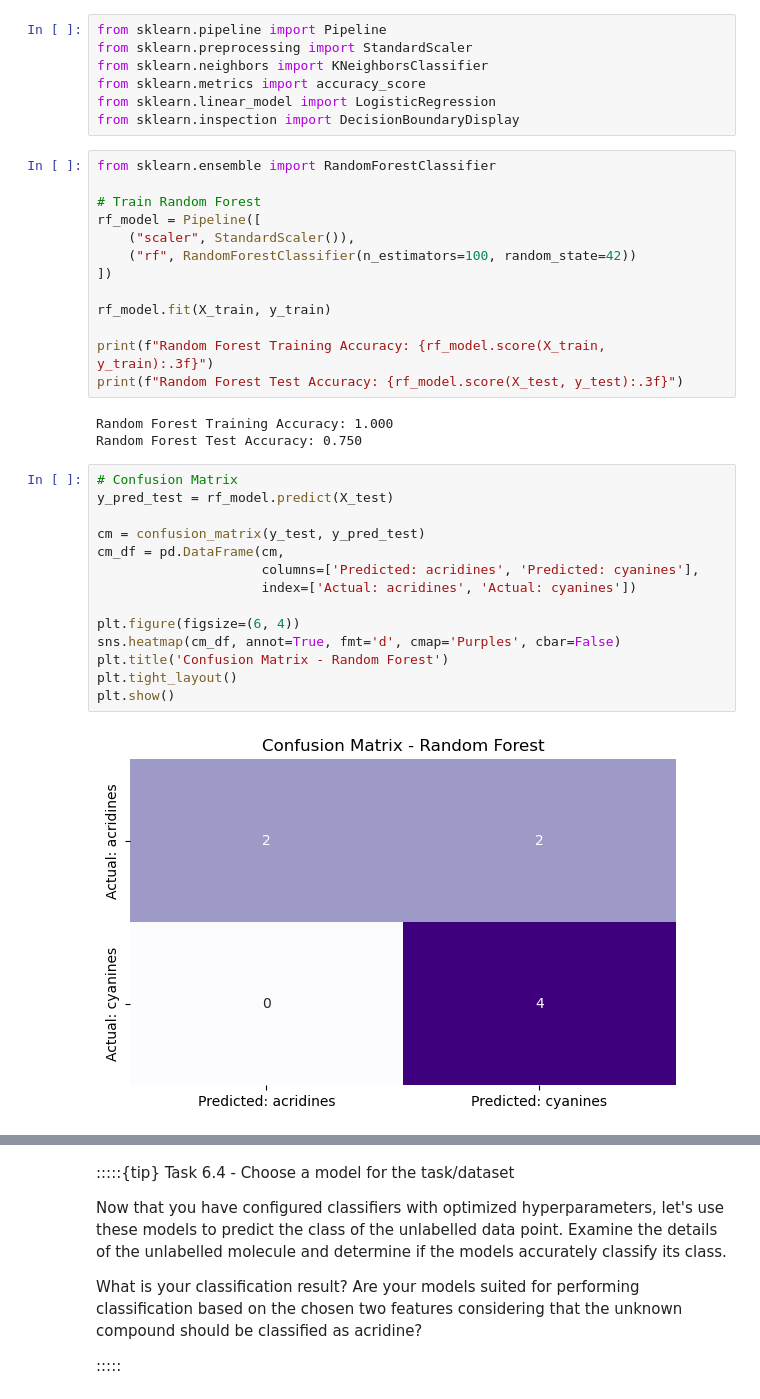
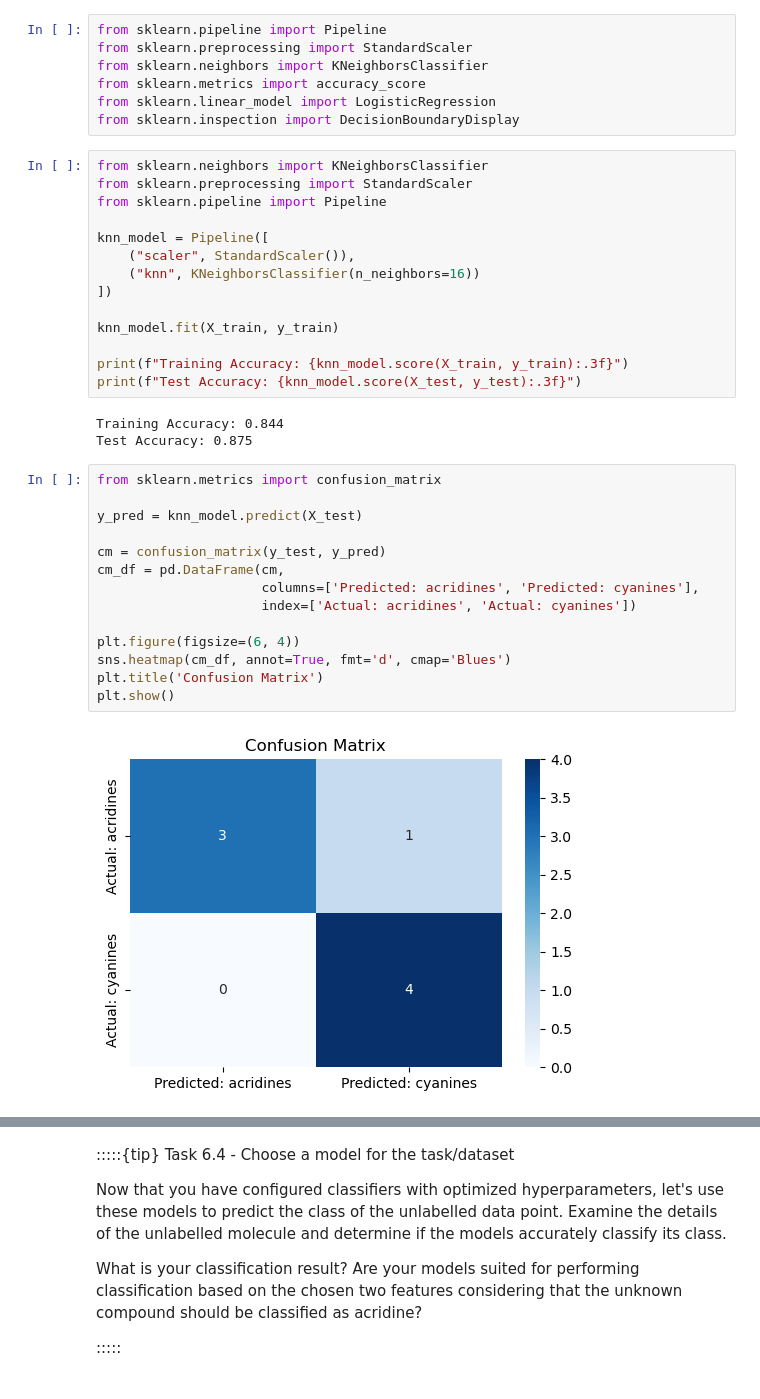
Before and after one commit to HatefRahimi/DigitalAlchemy, a Jupyter notebook: EX5/E06_classification_hands-on.ipynb, the cells around one changed output, grey strips where cells are left out. Saved outputs shown, nothing was run; the diff lists cells and outputs as text.

```diff
--- a/EX5/E06_classification_hands-on.ipynb
+++ b/EX5/E06_classification_hands-on.ipynb
@@ -414,35 +404,36 @@ from sklearn.metrics import accuracy_score
 from sklearn.linear_model import LogisticRegression
 from sklearn.inspection import DecisionBoundaryDisplay
 # %%
-from sklearn.ensemble import RandomForestClassifier
+from sklearn.neighbors import KNeighborsClassifier
+from sklearn.preprocessing import StandardScaler
+from sklearn.pipeline import Pipeline
 
-# Train Random Forest
-rf_model = Pipeline([
+knn_model = Pipeline([
     ("scaler", StandardScaler()),
-    ("rf", RandomForestClassifier(n_estimators=100, random_state=42))
+    ("knn", KNeighborsClassifier(n_neighbors=16))
 ])
 
-rf_model.fit(X_train, y_train)
+knn_model.fit(X_train, y_train)
 
-print(f"Random Forest Training Accuracy: {rf_model.score(X_train, y_train):.3f}")
-print(f"Random Forest Test Accuracy: {rf_model.score(X_test, y_test):.3f}")
+print(f"Training Accuracy: {knn_model.score(X_train, y_train):.3f}")
+print(f"Test Accuracy: {knn_model.score(X_test, y_test):.3f}")
 # %% [output]
-Random Forest Training Accuracy: 1.000
-Random Forest Test Accuracy: 0.750
+Training Accuracy: 0.844
+Test Accuracy: 0.875
 # %%
-# Confusion Matrix
-y_pred_test = rf_model.predict(X_test)
+from sklearn.metrics import confusion_matrix
 
-cm = confusion_matrix(y_test, y_pred_test)
+y_pred = knn_model.predict(X_test)
+
+cm = confusion_matrix(y_test, y_pred)
 cm_df = pd.DataFrame(cm,
                      columns=['Predicted: acridines', 'Predicted: cyanines'],
                      index=['Actual: acridines', 'Actual: cyanines'])
 
 plt.figure(figsize=(6, 4))
-sns.heatmap(cm_df, annot=True, fmt='d', cmap='Purples', cbar=False)
-plt.title('Confusion Matrix - Random Forest')
-plt.tight_layout()
+sns.heatmap(cm_df, annot=True, fmt='d', cmap='Blues')
+plt.title('Confusion Matrix')
 plt.show()
 # %% [output]
-[figure, old version]
+[figure, new version]
 # %%
```
Also changed, not shown: parts of 4 cells of this notebook.
